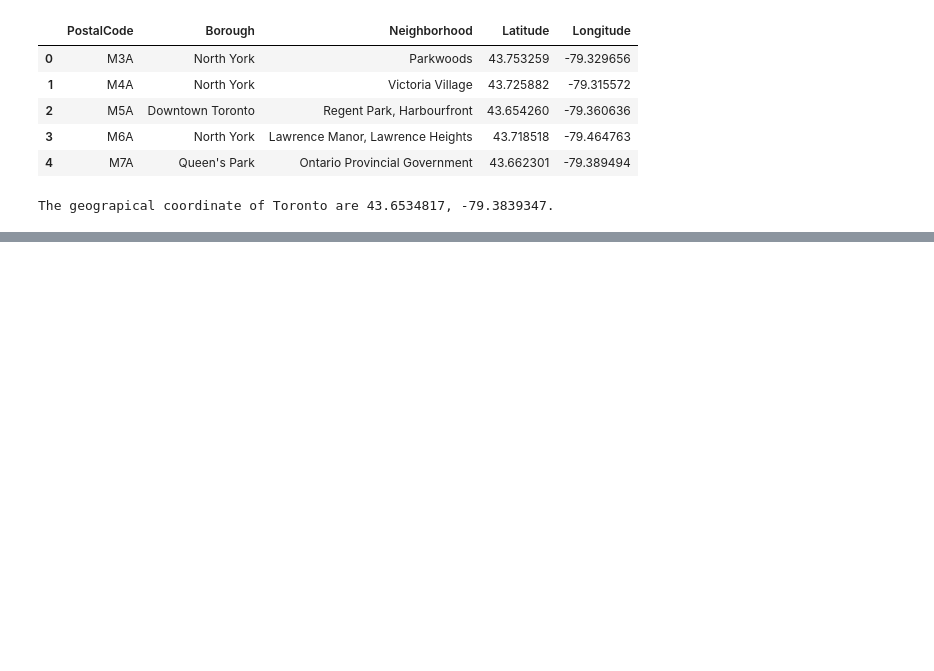
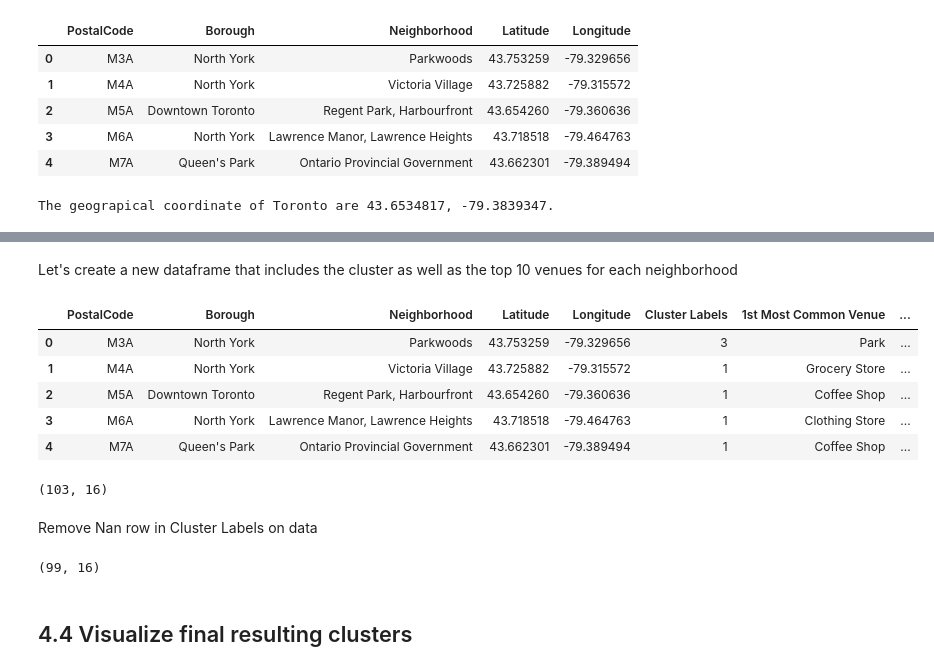
Before and after one commit to lmman724/Assignment_Toronto, a Jupyter notebook: Week 3 - Project Capstone in Applied Data Science Capstone - assignment 3.ipynb, the cells around one changed output, grey strips where cells are left out. Saved outputs shown, nothing was run; the diff lists cells and outputs as text; code cells hidden in the pictures; blank space fills up the shorter version.

```diff
--- a/Week 3 - Project Capstone in Applied Data Science Capstone - assignment 3.ipynb
+++ b/Week 3 - Project Capstone in Applied Data Science Capstone - assignment 3.ipynb
@@ -52,0 +240,12 @@ map_canada
+# %%
+num_top_venues = 5
+
+for hood in toronto_grouped['Neighborhood']:
+    print("----"+str(hood)+"----")
+    temp = toronto_grouped[toronto_grouped['Neighborhood'] == hood].T.reset_index()
+    temp.columns = ['venue','freq']
+    temp = temp.iloc[1:]
+    temp['freq'] = temp['freq'].astype(float)
+    temp = temp.round({'freq': 2})
+    print(temp.sort_values('freq', ascending=False).reset_index(drop=True).head(num_top_venues))
+    print('\n')
@@ -52,0 +272,6 @@ map_canada
+# %%
+def return_most_common_venues(row, num_top_venues):
+    row_categories = row.iloc[1:]
+    row_categories_sorted = row_categories.sort_values(ascending=False)
+
+    return row_categories_sorted.index.values[0:num_top_venues]
@@ -52,0 +312,11 @@ map_canada
+# %%
+# set number of clusters
+kclusters = 5
+
+toronto_grouped_clustering = toronto_grouped.drop('Neighborhood', 1)
+
+# run k-means clustering
+kmeans = KMeans(n_clusters=kclusters, random_state=0).fit(toronto_grouped_clustering)
+
+# check cluster labels generated for each row in the dataframe
+kmeans.labels_[0:10]
@@ -52,0 +357,30 @@ map_canada
+# %% [markdown]
+Let's create a new dataframe that includes the cluster as well as the top 10 venues for each neighborhood
+# %%
+
+neighborhoods_venues_sorted.drop(['Cluster Labels'], axis=1, inplace=True)
+
+# add clustering labels
+neighborhoods_venues_sorted.insert(0, 'Cluster Labels', kmeans.labels_)
+
+toronto_merged = df_toronto
+
+neighborhoods_venues_sorted = neighborhoods_venues_sorted.astype(str)
+# merge manhattan_grouped with manhattan_data to add latitude/longitude for each neighborhood
+toronto_merged = toronto_merged.join(neighborhoods_venues_sorted.set_index('Neighborhood'), on='Neighborhood')
+
+
+toronto_merged.head()
+# %% [output]
+|  | PostalCode | Borough | Neighborhood | Latitude | Longitude | Cluster Labels | 1st Most Common Venue | ... |
+| 0 | M3A | North York | Parkwoods | 43.753259 | -79.329656 | 3 | Park | ... |
+| 1 | M4A | North York | Victoria Village | 43.725882 | -79.315572 | 1 | Grocery Store | ... |
+| 2 | M5A | Downtown Toronto | Regent Park, Harbourfront | 43.654260 | -79.360636 | 1 | Coffee Shop | ... |
+| 3 | M6A | North York | Lawrence Manor, Lawrence Heights | 43.718518 | -79.464763 | 1 | Clothing Store | ... |
+| 4 | M7A | Queen's Park | Ontario Provincial Government | 43.662301 | -79.389494 | 1 | Coffee Shop | ... |
+# %%
+toronto_merged.shape
+# %% [output]
+(103, 16)
+# %% [markdown]
+Remove Nan row in Cluster Labels on data
@@ -52,0 +390,6 @@ map_canada
+# %%
+toronto_merged.shape
+# %% [output]
+(99, 16)
+# %% [markdown]
+## 4.4 Visualize final resulting clusters
```
Also changed, not shown: parts of 35 cells of this notebook, 2 other files.
